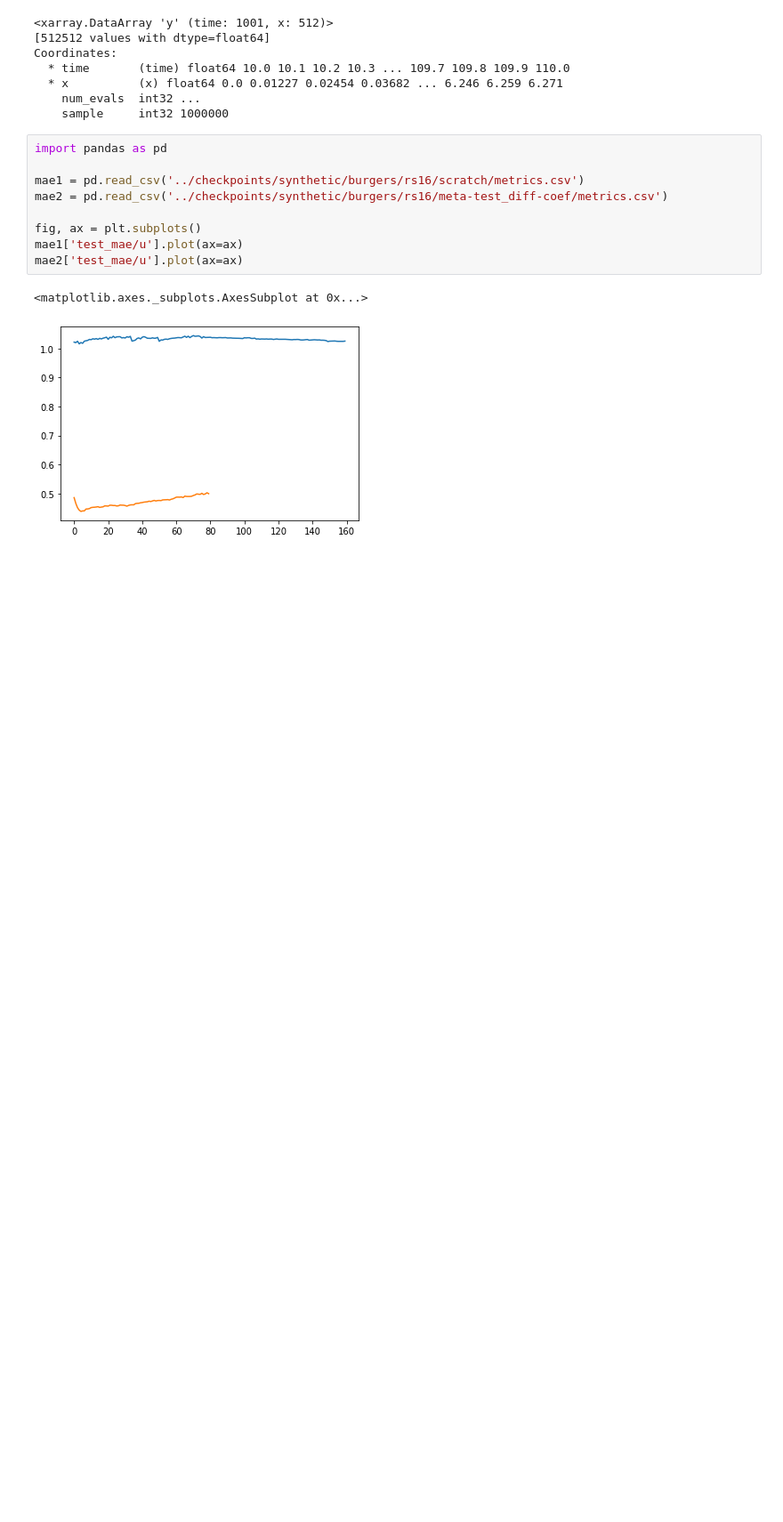
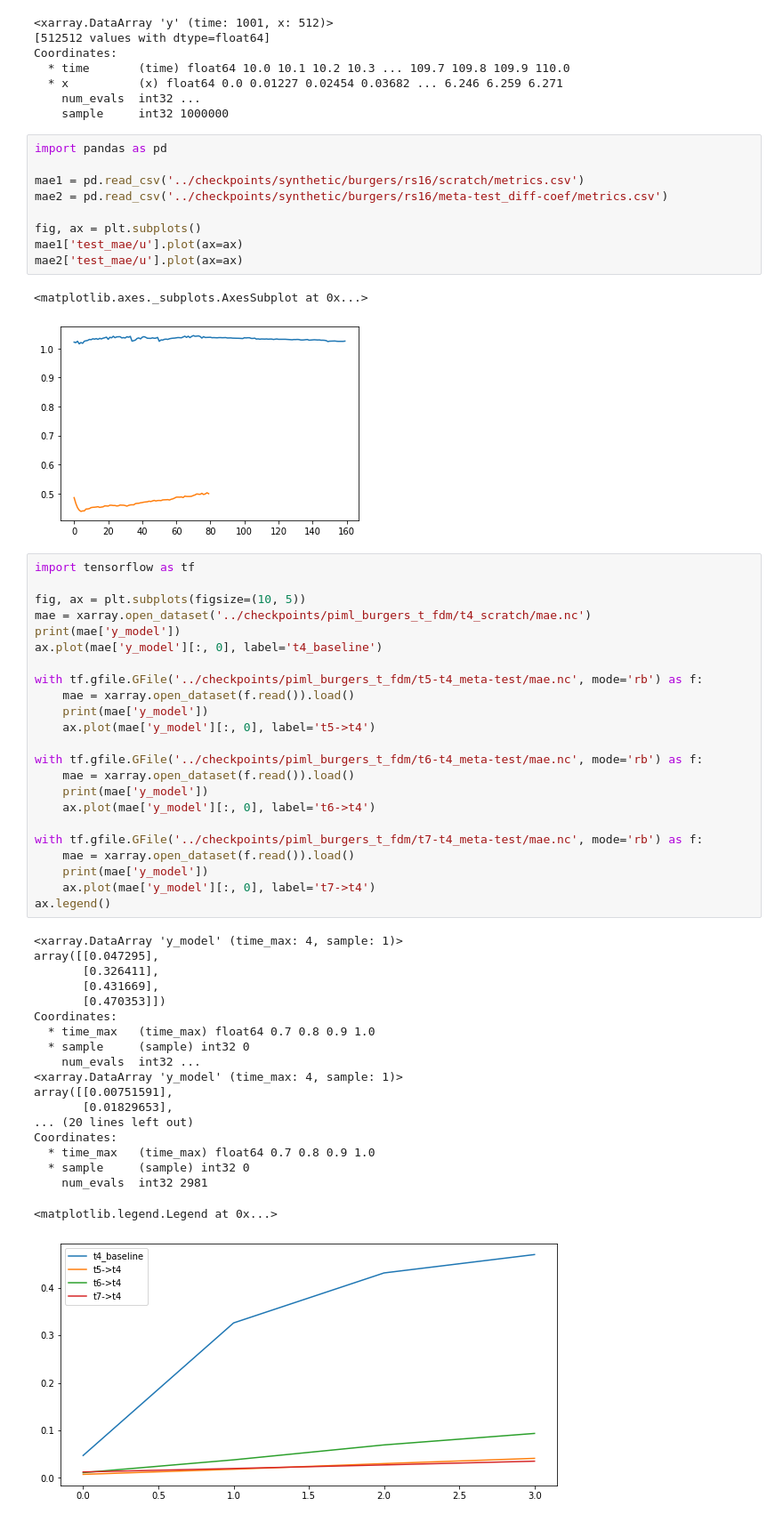
Before and after one commit to mengcz13/data-driven-discretization-1d, a Jupyter notebook: notebooks/evaluations.ipynb, the cells around one changed output. Shown: that part at 89% size. Cells and saved outputs as stored; diff of their text form; blank space fills up the shorter version.

Commit message:
t4567 meta-exps

```diff
--- a/notebooks/evaluations.ipynb
+++ b/notebooks/evaluations.ipynb
@@ -135,3 +135,46 @@ mae2['test_mae/u'].plot(ax=ax)
 # %% [output]
 <matplotlib.axes._subplots.AxesSubplot at 0x...>
 [figure]
+# %%
+import tensorflow as tf
+
+fig, ax = plt.subplots(figsize=(10, 5))
+mae = xarray.open_dataset('../checkpoints/piml_burgers_t_fdm/t4_scratch/mae.nc')
+print(mae['y_model'])
+ax.plot(mae['y_model'][:, 0], label='t4_baseline')
+
+with tf.gfile.GFile('../checkpoints/piml_burgers_t_fdm/t5-t4_meta-test/mae.nc', mode='rb') as f:
+    mae = xarray.open_dataset(f.read()).load()
+    print(mae['y_model'])
+    ax.plot(mae['y_model'][:, 0], label='t5->t4')
+
+with tf.gfile.GFile('../checkpoints/piml_burgers_t_fdm/t6-t4_meta-test/mae.nc', mode='rb') as f:
+    mae = xarray.open_dataset(f.read()).load()
+    print(mae['y_model'])
+    ax.plot(mae['y_model'][:, 0], label='t6->t4')
+
+with tf.gfile.GFile('../checkpoints/piml_burgers_t_fdm/t7-t4_meta-test/mae.nc', mode='rb') as f:
+    mae = xarray.open_dataset(f.read()).load()
+    print(mae['y_model'])
+    ax.plot(mae['y_model'][:, 0], label='t7->t4')
+ax.legend()
+# %% [output]
+<xarray.DataArray 'y_model' (time_max: 4, sample: 1)>
+array([[0.047295],
+       [0.326411],
+       [0.431669],
+       [0.470353]])
+Coordinates:
+  * time_max   (time_max) float64 0.7 0.8 0.9 1.0
+  * sample     (sample) int32 0
+    num_evals  int32 ...
+<xarray.DataArray 'y_model' (time_max: 4, sample: 1)>
+array([[0.00751591],
+       [0.01829653],
+... (20 lines left out)
+Coordinates:
+  * time_max   (time_max) float64 0.7 0.8 0.9 1.0
+  * sample     (sample) int32 0
+    num_evals  int32 2981
+<matplotlib.legend.Legend at 0x...>
+[figure, added]
```
Also changed, not shown: parts of 1 cell of this notebook, 4 other files.
